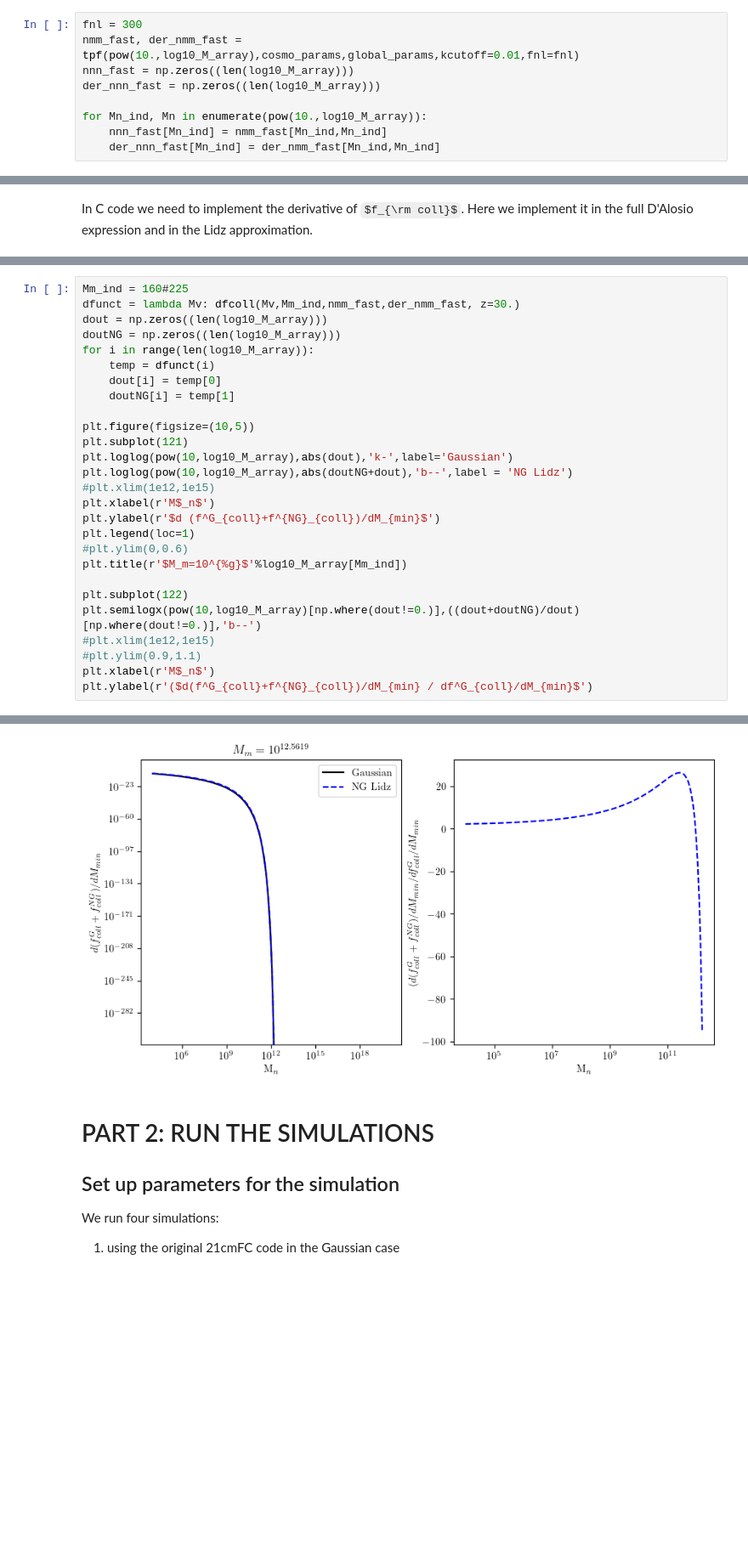
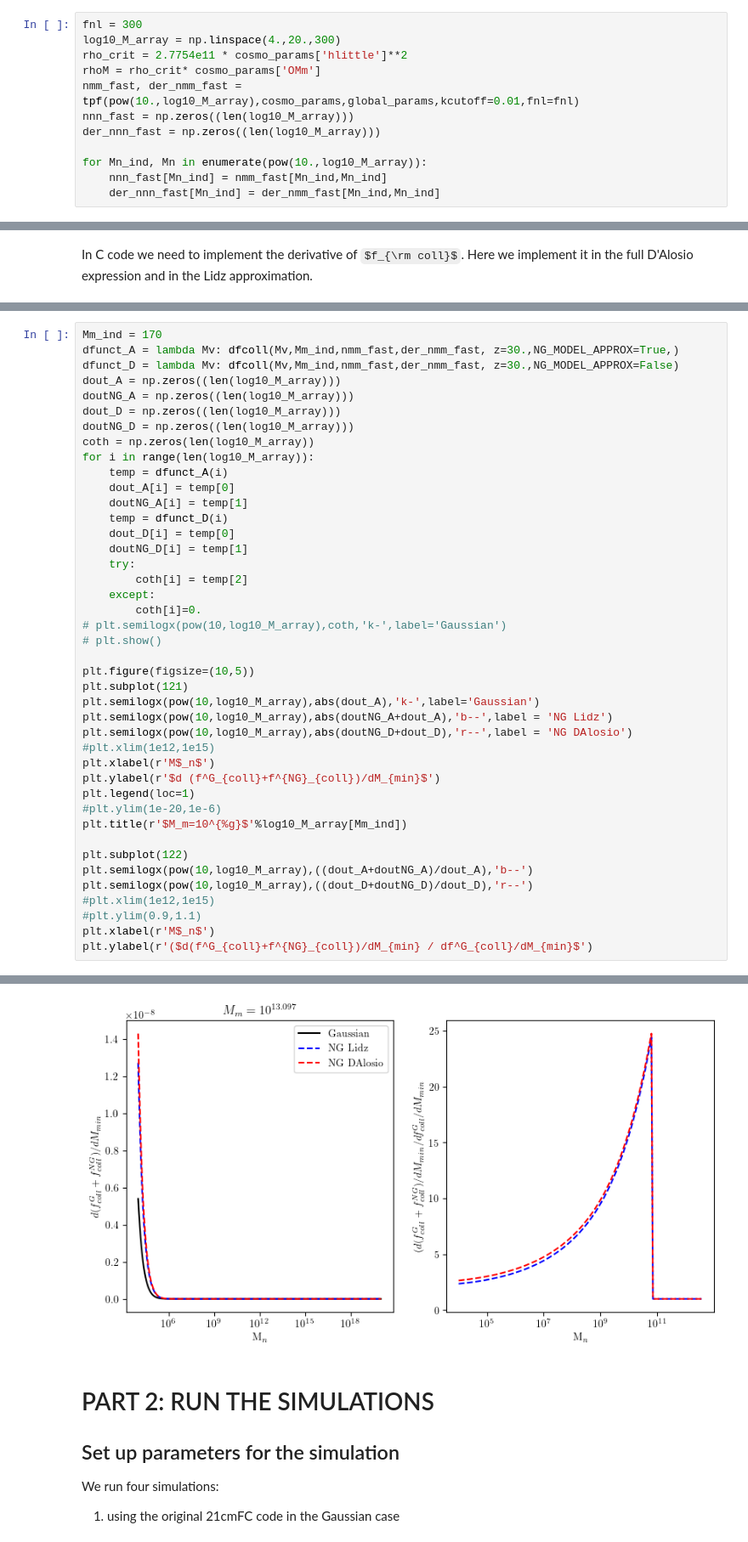
Before and after one commit to jordanflitter/21cmFirstCLASS, a Jupyter notebook: Tutorial (Jupyter notebooks)/notebook_fNL.ipynb, the cells around one changed output, grey strips where cells are left out. Shown: that part at 85% size. Drawn from its saved outputs; the diff is of its cells as text; some formulas as TeX source; blank space fills up the shorter version.

Commit message:
fixed both Lidz and D'Alosio corrections on the collapsed fraction

```diff
--- a/Tutorial (Jupyter notebooks)/notebook_fNL.ipynb
+++ b/Tutorial (Jupyter notebooks)/notebook_fNL.ipynb
@@ -249,6 +249,9 @@ plt.ylim(0,5)
 [figure]
 # %%
 fnl = 300
+log10_M_array = np.linspace(4.,20.,300)
+rho_crit = 2.7754e11 * cosmo_params['hlittle']**2
+rhoM = rho_crit* cosmo_params['OMm']
 nmm_fast, der_nmm_fast = tpf(pow(10.,log10_M_array),cosmo_params,global_params,kcutoff=0.01,fnl=fnl)
 nnn_fast = np.zeros((len(log10_M_array)))
 der_nnn_fast = np.zeros((len(log10_M_array)))
@@ -471,33 +490,48 @@ def dfcoll(M1_id,M2_id,tpf,der,z):
 # %%
-Mm_ind = 160#225
-dfunct = lambda Mv: dfcoll(Mv,Mm_ind,nmm_fast,der_nmm_fast, z=30.)
-dout = np.zeros((len(log10_M_array)))
-doutNG = np.zeros((len(log10_M_array)))
+Mm_ind = 170
+dfunct_A = lambda Mv: dfcoll(Mv,Mm_ind,nmm_fast,der_nmm_fast, z=30.,NG_MODEL_APPROX=True,)
+dfunct_D = lambda Mv: dfcoll(Mv,Mm_ind,nmm_fast,der_nmm_fast, z=30.,NG_MODEL_APPROX=False)
+dout_A = np.zeros((len(log10_M_array)))
+doutNG_A = np.zeros((len(log10_M_array)))
+dout_D = np.zeros((len(log10_M_array)))
+doutNG_D = np.zeros((len(log10_M_array)))
+coth = np.zeros(len(log10_M_array))
 for i in range(len(log10_M_array)):
-    temp = dfunct(i)
-    dout[i] = temp[0]
-    doutNG[i] = temp[1]
+    temp = dfunct_A(i)
+    dout_A[i] = temp[0]
+    doutNG_A[i] = temp[1]
+    temp = dfunct_D(i)
+    dout_D[i] = temp[0]
+    doutNG_D[i] = temp[1]
+    try:
+        coth[i] = temp[2]
+    except:
+        coth[i]=0.
+# plt.semilogx(pow(10,log10_M_array),coth,'k-',label='Gaussian')
+# plt.show()
 
 plt.figure(figsize=(10,5))
 plt.subplot(121)
-plt.loglog(pow(10,log10_M_array),abs(dout),'k-',label='Gaussian')
-plt.loglog(pow(10,log10_M_array),abs(doutNG+dout),'b--',label = 'NG Lidz')
+plt.semilogx(pow(10,log10_M_array),abs(dout_A),'k-',label='Gaussian')
+plt.semilogx(pow(10,log10_M_array),abs(doutNG_A+dout_A),'b--',label = 'NG Lidz')
+plt.semilogx(pow(10,log10_M_array),abs(doutNG_D+dout_D),'r--',label = 'NG DAlosio')
 #plt.xlim(1e12,1e15)
 plt.xlabel(r'M$_n$')
 plt.ylabel(r'$d (f^G_{coll}+f^{NG}_{coll})/dM_{min}$')
 plt.legend(loc=1)
-#plt.ylim(0,0.6)
+#plt.ylim(1e-20,1e-6)
 plt.title(r'$M_m=10^{%g}$'%log10_M_array[Mm_ind])
 
 plt.subplot(122)
-plt.semilogx(pow(10,log10_M_array)[np.where(dout!=0.)],((dout+doutNG)/dout)[np.where(dout!=0.)],'b--')
+plt.semilogx(pow(10,log10_M_array),((dout_A+doutNG_A)/dout_A),'b--')
+plt.semilogx(pow(10,log10_M_array),((dout_D+doutNG_D)/dout_D),'r--')
 #plt.xlim(1e12,1e15)
 #plt.ylim(0.9,1.1)
 plt.xlabel(r'M$_n$')
 plt.ylabel(r'($d(f^G_{coll}+f^{NG}_{coll})/dM_{min} / df^G_{coll}/dM_{min}$')
 # %% [output]
 Text(0, 0.5, '($d(f^G_{coll}+f^{NG}_{coll})/dM_{min} / df^G_{coll}/dM_{min}$')
-[figure, old version]
+[figure, new version]
 # %% [markdown]
 # PART 2: RUN THE SIMULATIONS
 
```
Also changed, not shown: parts of 15 cells of this notebook, 7 other files.
